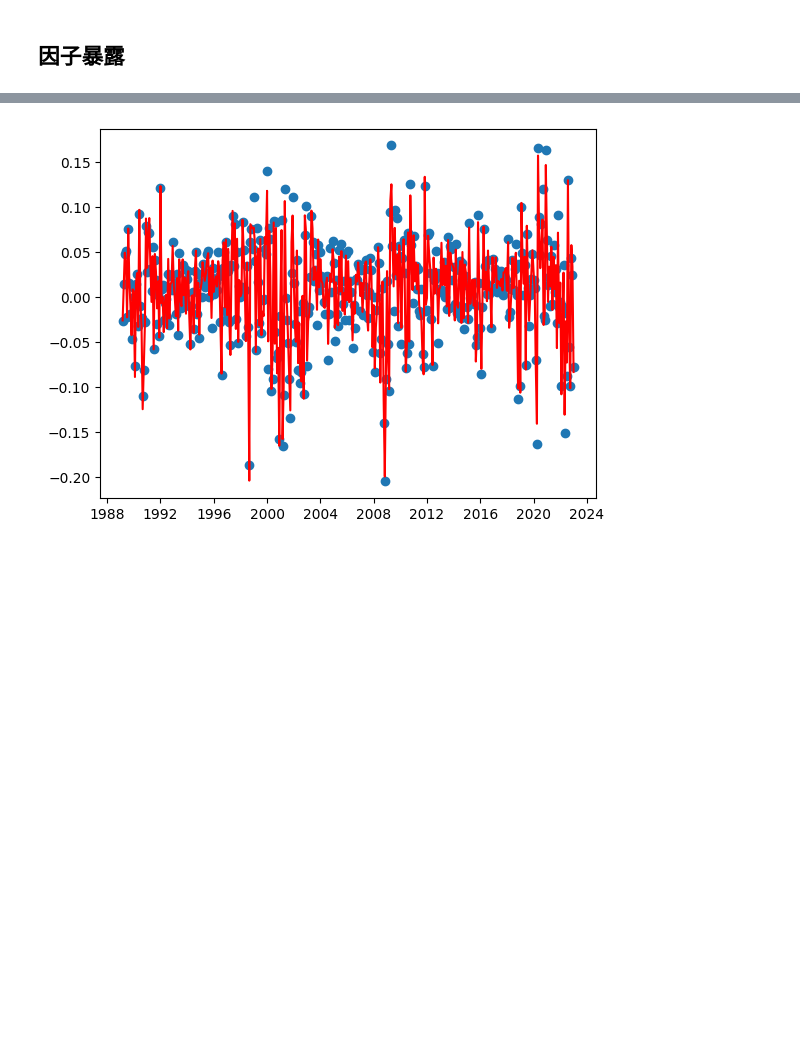
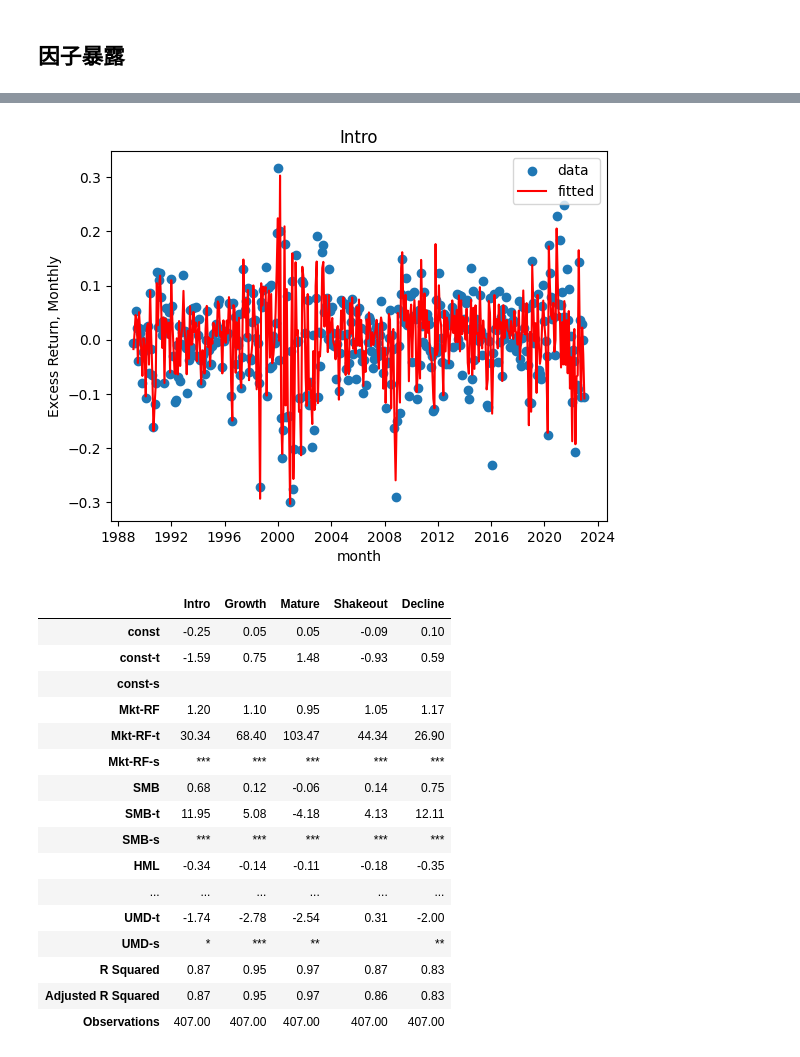
Before and after one commit to Light-ning/firm-life-cycle, a Jupyter notebook: analysis/investment-performance.ipynb, the cells around one changed output, grey strips where cells are left out. Saved outputs shown, nothing was run; the diff lists cells and outputs as text; code cells hidden in the pictures; blank space fills up the shorter version.

Commit message:
完成五个阶段的 Fama-French 回归，并复现 Exhibit7
完成五个阶段的 Fama-French 回归，并复现 Exhibit7

```diff
--- a/analysis/investment-performance.ipynb
+++ b/analysis/investment-performance.ipynb
@@ -273,13 +257,68 @@ df_factor
 # %%
 idx_fac = ['Mkt-RF', 'SMB', 'HML', 'RMW', 'CMA', 'UMD']
 x = df_factor.loc[1:, idx_fac].astype(float)
 x = sm.add_constant(x)
-y = df_exc_value.loc[1:, 'Growth'].astype(float)
-result = sm.OLS(y, x).fit()
-params = result.params
-y_pred = result.predict(x)
-plt.scatter(df_factor.loc[1:, 'date'], y)
-plt.plot(df_factor.loc[1:, 'date'], y_pred, color='red')
-plt.show()
+
+def significance_p(pvalue):
+    if pvalue < 0.01:
+        return '***'
+    elif pvalue < 0.05:
+        return '**'
+    elif pvalue < 0.1:
+        return '*'
+
+df_params = pd.DataFrame(index=x.columns, columns=idx_stg, dtype=float)
+df_tvalues = df_params.copy()
+df_significance = df_params.copy().astype(str)
+df_stat = pd.DataFrame(index=['R Squared', 'Adjusted R Squared', 'Observations'],
+                       columns=idx_stg, dtype = float)
+
+for stg in idx_stg:
+    y = df_exc_value.loc[1:, stg].astype(float)
+    result = sm.OLS(y, x).fit()
+    df_params[stg] = result.params * 100
+    df_tvalues[stg] = result.tvalues
+    df_significance[stg] = result.pvalues.apply(significance_p)
+    df_stat.loc['R Squared', stg] = result.rsquared
+    df_stat.loc['Adjusted R Squared', stg] = result.rsquared_adj
+    df_stat.loc['Observations', stg] = result.nobs
+
+    if stg == 'Intro':
+        y_pred = result.predict(x)
+        plt.scatter(df_factor.loc[1:, 'date'], y, label='data')
+        plt.plot(df_factor.loc[1:, 'date'], y_pred, color='red', label='fitted')
+        plt.title(stg)
+        plt.xlabel('month')
+        plt.ylabel('Excess Return, Monthly')
+        plt.legend()
+        plt.show()
+
+df_tvalues = df_tvalues.rename({idx: idx + '-t' for idx in x.columns})
+df_significance = df_significance.rename({idx: idx + '-s' for idx in x.columns})
+df_significance = df_significance.fillna('')
+df_exposure = pd.concat([df_params, df_tvalues, df_significance, df_stat])
+df_exposure = df_exposure.loc[['const', 'const-t', 'const-s', 'Mkt-RF', 'Mkt-RF-t', 'Mkt-RF-s',
+                 'SMB', 'SMB-t', 'SMB-s', 'HML', 'HML-t', 'HML-s',
+                 'RMW', 'RMW-t', 'RMW-s', 'CMA', 'CMA-t', 'CMA-s',
+                 'UMD', 'UMD-t', 'UMD-s', 'R Squared', 'Adjusted R Squared', 'Observations']]
+df_exposure.to_csv('../exhibits/Exhibit7.csv')
+df_exposure
 # %% [output]
-[figure, old version]
+[figure, new version]
+|  | Intro | Growth | Mature | Shakeout | Decline |
+| const | -0.25 | 0.05 | 0.05 | -0.09 | 0.10 |
+| const-t | -1.59 | 0.75 | 1.48 | -0.93 | 0.59 |
+| const-s |  |  |  |  |  |
+| Mkt-RF | 1.20 | 1.10 | 0.95 | 1.05 | 1.17 |
+| Mkt-RF-t | 30.34 | 68.40 | 103.47 | 44.34 | 26.90 |
+| Mkt-RF-s | *** | *** | *** | *** | *** |
+| SMB | 0.68 | 0.12 | -0.06 | 0.14 | 0.75 |
+| SMB-t | 11.95 | 5.08 | -4.18 | 4.13 | 12.11 |
+| SMB-s | *** | *** | *** | *** | *** |
+| HML | -0.34 | -0.14 | -0.11 | -0.18 | -0.35 |
+| ... | ... | ... | ... | ... | ... |
+| UMD-t | -1.74 | -2.78 | -2.54 | 0.31 | -2.00 |
+| UMD-s | * | *** | ** |  | ** |
+| R Squared | 0.87 | 0.95 | 0.97 | 0.87 | 0.83 |
+| Adjusted R Squared | 0.87 | 0.95 | 0.97 | 0.86 | 0.83 |
+| Observations | 407.00 | 407.00 | 407.00 | 407.00 | 407.00 |
```
Also changed, not shown: parts of 1 cell of this notebook, 1 other file.
